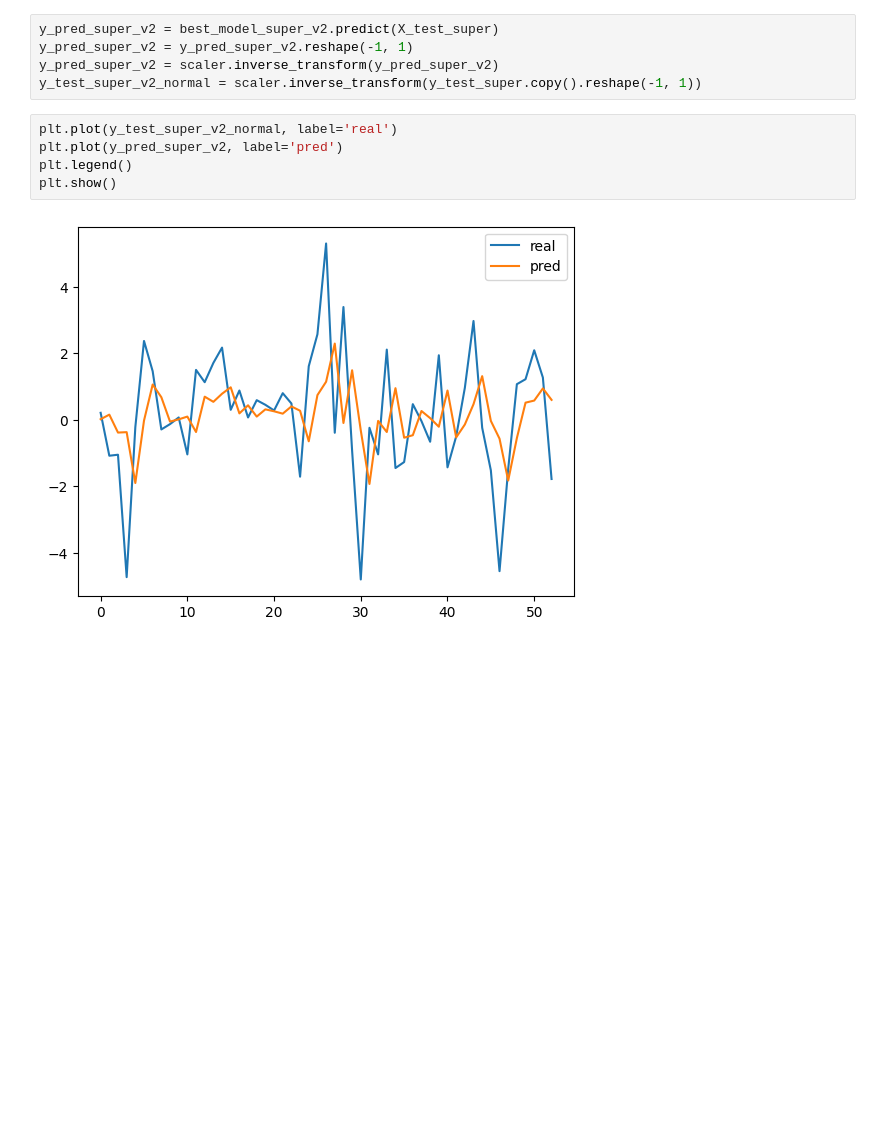
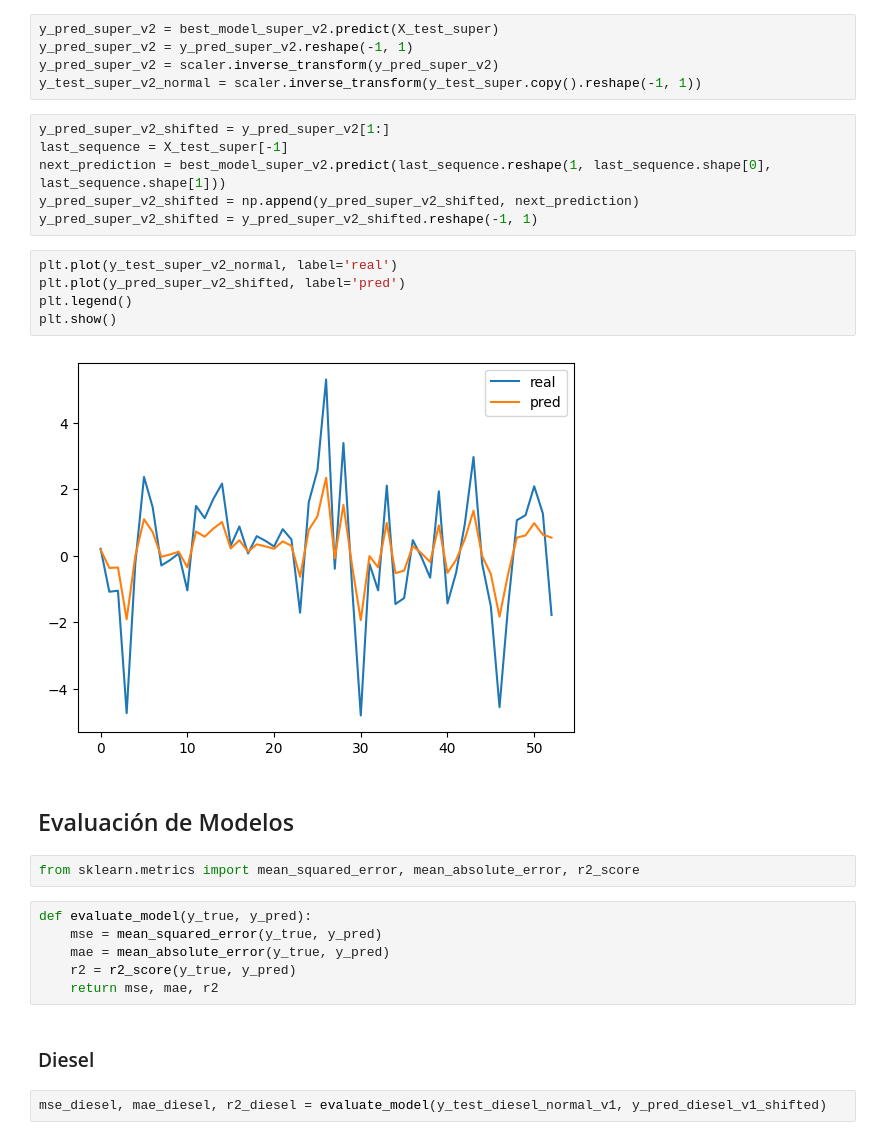
Before and after one commit to FranzCastillo/GUA-Gasoline-Analysis, a Jupyter notebook: LSTM.ipynb, the cells around one changed output. Saved outputs shown, nothing was run; the diff lists cells and outputs as text; blank space fills up the shorter version.

```diff
--- a/LSTM.ipynb
+++ b/LSTM.ipynb
@@ -533,10 +566,30 @@ y_pred_super_v2 = best_model_super_v2.predict(X_test_super)
 y_pred_super_v2 = y_pred_super_v2.reshape(-1, 1)
 y_pred_super_v2 = scaler.inverse_transform(y_pred_super_v2)
 y_test_super_v2_normal = scaler.inverse_transform(y_test_super.copy().reshape(-1, 1))
+# %%
+y_pred_super_v2_shifted = y_pred_super_v2[1:]
+last_sequence = X_test_super[-1]
+next_prediction = best_model_super_v2.predict(last_sequence.reshape(1, last_sequence.shape[0], last_sequence.shape[1]))
+y_pred_super_v2_shifted = np.append(y_pred_super_v2_shifted, next_prediction)
+y_pred_super_v2_shifted = y_pred_super_v2_shifted.reshape(-1, 1)
 # %%
 plt.plot(y_test_super_v2_normal, label='real')
-plt.plot(y_pred_super_v2, label='pred')
+plt.plot(y_pred_super_v2_shifted, label='pred')
 plt.legend()
 plt.show()
 # %% [output]
-[figure, old version]
+[figure, new version]
+# %% [markdown]
+## Evaluación de Modelos
+# %%
+from sklearn.metrics import mean_squared_error, mean_absolute_error, r2_score
+# %%
+def evaluate_model(y_true, y_pred):
+    mse = mean_squared_error(y_true, y_pred)
+    mae = mean_absolute_error(y_true, y_pred)
+    r2 = r2_score(y_true, y_pred)
+    return mse, mae, r2
+# %% [markdown]
+### Diesel
+# %%
+mse_diesel, mae_diesel, r2_diesel = evaluate_model(y_test_diesel_normal_v1, y_pred_diesel_v1_shifted)
```
Also changed, not shown: parts of 44 cells of this notebook, 1 other file.
